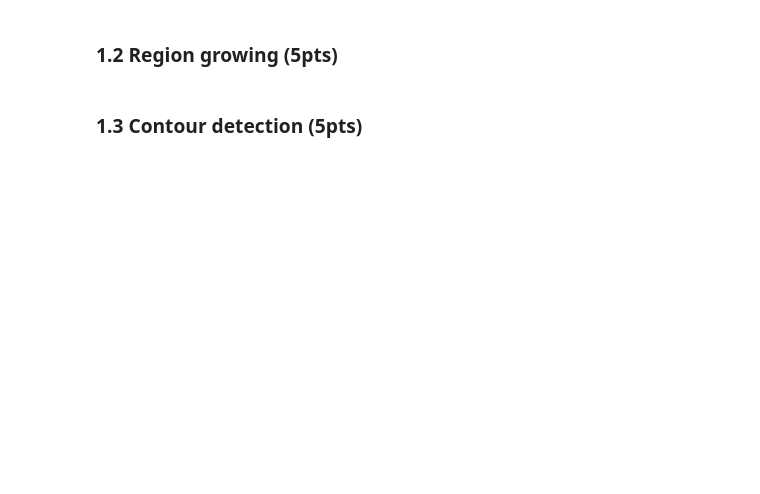
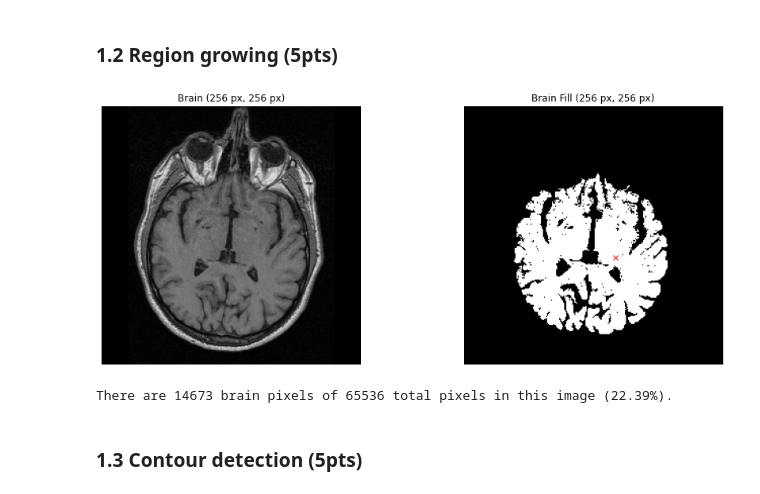
Before and after one commit to mbiselx/ImgAnlNPatRec, a Jupyter notebook: labs/lab_01_segmentation.ipynb, the cells around one changed output. Cells and saved outputs as stored; diff of their text form; code cells hidden in the pictures; blank space fills up the shorter version.

```diff
--- a/labs/lab_01_segmentation.ipynb
+++ b/labs/lab_01_segmentation.ipynb
@@ -82,25 +84,33 @@ plt.show()
 # %%
 import numpy as np
 import skimage.segmentation
 
 # use the existing image segmentation algorithm in skimage
 #  this tool extracts all contiguous pixels whose value is
 #  within a certain tolerance of the seed pixel
 seed_point = (150, 150)
 mask = skimage.segmentation.flood(brain_im, seed_point, tolerance=0.08*brain_im.max()) # heuristic thresholding
+#import skimage.morphology
+#mask = skimage.morphology.closing(mask, skimage.morphology.disk(1))
 
 # display the mask
 fig, ax = plt.subplots(1, 2, figsize=(15, 6))
 ax[0].imshow(brain_im,  cmap='gray')
 ax[1].imshow(mask, cmap='gray')
 ax[1].plot(seed_point[0], seed_point[1], 'rx')
-ax[0].set_title('Briain ({} px, {} px)'.format(im_h, im_w))
-ax[1].set_title('Briain Fill ({} px, {} px)'.format(im_h, im_w))
+ax[0].set_title('Brain ({} px, {} px)'.format(im_h, im_w))
+ax[1].set_title('Brain Fill ({} px, {} px)'.format(im_h, im_w))
 for axis in ax : axis.axis('off')
 plt.show()
 
 # count the number of brain pixels
 print("There are {} brain pixels of {} total pixels in this image ({:.2f}%).".format(np.sum(mask), im_h*im_w, 100*np.sum(mask)/(im_h*im_w)))
+
+# the function skimage.morphology.closing(mask, footprint=skimage.morphology.disk(1)) can be used to close the
+# small holes in the detected brain area. however, as the exercise is to use region growing, not morphology.
+# %% [output]
+[figure, added]
+There are 14673 brain pixels of 65536 total pixels in this image (22.39%).
 # %% [markdown]
 ### 1.3 Contour detection (5pts)
 # %%
```
Also changed, not shown: parts of 8 cells of this notebook.
